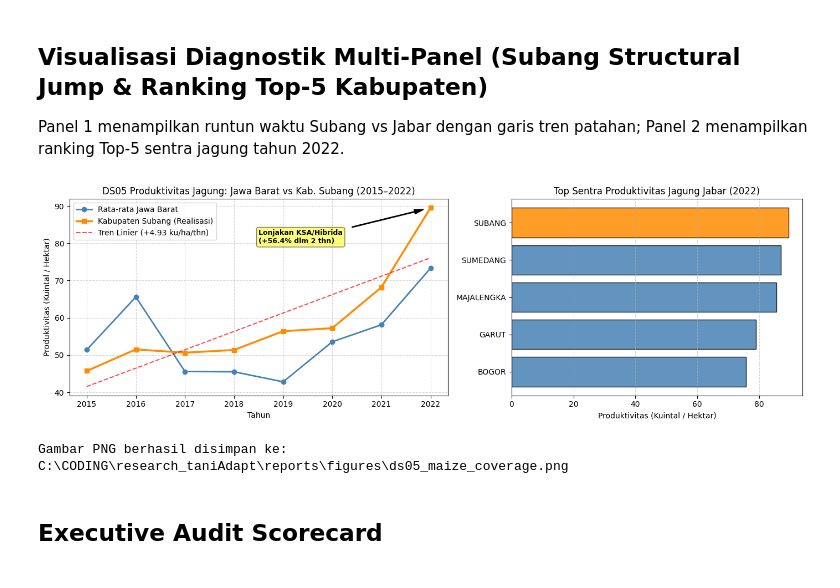
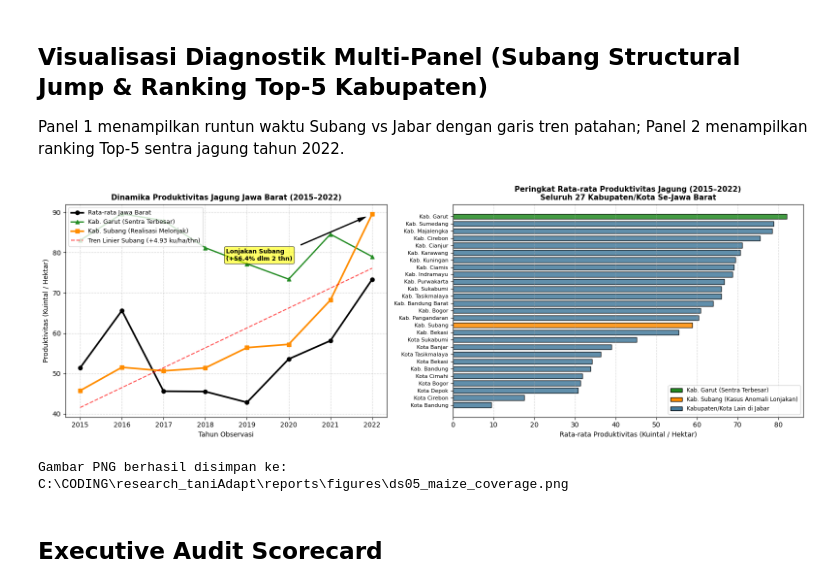
Before and after one commit to fathirrizkifadillah/research_taniadapt, a Jupyter notebook: notebook/05_subang_maize_productivity.ipynb, the cells around one changed output. Cells and saved outputs as stored; diff of their text form; code cells hidden in the pictures.

Commit message:
fix(audit): complete 100% data dictionaries in dataset_exp, fix all 27 kab/kota labels, legends, spatial polygon, and ONI calendar dates in notebooks

```diff
--- a/notebook/05_subang_maize_productivity.ipynb
+++ b/notebook/05_subang_maize_productivity.ipynb
@@ -145,46 +144,54 @@ ANALISIS TREN & DETRENDING JAGUNG SUBANG:
 ## Visualisasi Diagnostik Multi-Panel (Subang Structural Jump & Ranking Top-5 Kabupaten)
 Panel 1 menampilkan runtun waktu Subang vs Jabar dengan garis tren patahan; Panel 2 menampilkan ranking Top-5 sentra jagung tahun 2022.
 # %%
-fig, (ax1, ax2) = plt.subplots(1, 2, figsize=(14, 4.5), gridspec_kw={'width_ratios': [1.3, 1]})
+import matplotlib.patches as mpatches
+fig, (ax1, ax2) = plt.subplots(1, 2, figsize=(16, 5.5), gridspec_kw={'width_ratios': [1.1, 1.2]})
 
-# Panel 1: Runtun Waktu Subang vs Rata-rata Jabar + Garis Tren
+# Panel 1: Runtun Waktu Sentra Utama vs Rata-rata Jawa Barat
 mean_jabar = df_maize.groupby('tahun')['produktivitas_jagung'].mean()
-ax1.plot(mean_jabar.index, mean_jabar.values, marker='o', label='Rata-rata Jawa Barat', color='steelblue', linewidth=2)
-ax1.plot(subang_data['tahun'], subang_data['produktivitas_jagung'], marker='s', label='Kabupaten Subang (Realisasi)', color='darkorange', linewidth=2.5)
-ax1.plot(x_sub, y_pred_sub, linestyle='--', color='red', alpha=0.7, label=f'Tren Linier (+{p_sub[0]:.2f} ku/ha/thn)')
+garut_data = df_maize[df_maize['nama_kabupaten_kota'].str.contains('GARUT')].sort_values('tahun')
+
+ax1.plot(mean_jabar.index, mean_jabar.values, marker='o', label='Rata-rata Jawa Barat', color='black', linewidth=2.5)
+ax1.plot(garut_data['tahun'], garut_data['produktivitas_jagung'], marker='^', label='Kab. Garut (Sentra Terbesar)', color='forestgreen', linewidth=2)
+ax1.plot(subang_data['tahun'], subang_data['produktivitas_jagung'], marker='s', label='Kab. Subang (Realisasi Melonjak)', color='darkorange', linewidth=2.5)
+ax1.plot(x_sub, y_pred_sub, linestyle='--', color='red', alpha=0.7, label=f'Tren Linier Subang (+{p_sub[0]:.2f} ku/ha/thn)')
 
 # Anotasi Structural Break
-ax1.annotate('Lonjakan KSA/Hibrida\n(+56.4% dlm 2 thn)', xy=(2022, 89.49), xytext=(2018.5, 80),
+ax1.annotate('Lonjakan Subang\n(+56.4% dlm 2 thn)', xy=(2022, 89.49), xytext=(2018.5, 78),
              arrowprops=dict(facecolor='black', shrink=0.08, width=1, headwidth=6),
-             fontsize=9, fontweight='bold', bbox=dict(boxstyle="round,pad=0.3", fc="yellow", alpha=0.5))
+             fontsize=9, fontweight='bold', bbox=dict(boxstyle="round,pad=0.3", fc="yellow", alpha=0.6))
 
-ax1.set_title("DS05 Produktivitas Jagung: Jawa Barat vs Kab. Subang (2015–2022)")
-ax1.set_xlabel("Tahun")
-ax1.set_ylabel("Produktivitas (Kuintal / Hektar)")
-ax1.legend(loc='upper left')
+ax1.set_title("Dinamika Produktivitas Jagung Jawa Barat (2015–2022)", fontsize=11, fontweight='bold')
+ax1.set_xlabel("Tahun Observasi", fontsize=10)
+ax1.set_ylabel("Produktivitas (Kuintal / Hektar)", fontsize=10)
+ax1.legend(loc='upper left', fontsize=9)
 ax1.grid(True, linestyle='--', alpha=0.5)
 
-# Panel 2: Ranking Top-5 Kabupaten (Tahun 2022) vs Subang
-df_2022 = df_maize[df_maize['tahun'] == 2022].sort_values('produktivitas_jagung', ascending=False)
-top5 = df_2022.head(5).copy()
-subang_row = df_2022[df_2022['nama_kabupaten_kota'].str.contains('SUBANG', case=False)]
-if not subang_row.empty and subang_row.index[0] not in top5.index:
-    top5 = pd.concat([top5, subang_row])
+# Panel 2: Ranking Produktivitas Jagung Rata-rata 27 Kabupaten/Kota Se-Jawa Barat
+jabar_ranking = df_maize.groupby('nama_kabupaten_kota')['produktivitas_jagung'].mean().sort_values(ascending=True)
+jabar_ranking.index = [n.replace('KABUPATEN ', 'Kab. ').replace('KOTA ', 'Kota ').title() for n in jabar_ranking.index]
 
-top5_sorted = top5.sort_values('produktivitas_jagung', ascending=True)
-bar_colors = ['darkorange' if 'SUBANG' in name.upper() else 'steelblue' for name in top5_sorted['nama_kabupaten_kota']]
-ax2.barh(top5_sorted['nama_kabupaten_kota'].str.replace('KABUPATEN ', ''), top5_sorted['produktivitas_jagung'], color=bar_colors, edgecolor='black', alpha=0.85)
-ax2.set_title("Top Sentra Produktivitas Jagung Jabar (2022)")
-ax2.set_xlabel("Produktivitas (Kuintal / Hektar)")
+bar_colors = ['darkorange' if 'Subang' in name else ('forestgreen' if 'Garut' in name else '#457b9d') for name in jabar_ranking.index]
+bars_j = ax2.barh(range(len(jabar_ranking)), jabar_ranking.values, color=bar_colors, edgecolor='black', alpha=0.85, height=0.7)
+ax2.set_yticks(range(len(jabar_ranking)))
+ax2.set_yticklabels(jabar_ranking.index, fontsize=8)
+ax2.set_title("Peringkat Rata-rata Produktivitas Jagung (2015–2022)\nSeluruh 27 Kabupaten/Kota Se-Jawa Barat", fontsize=11, fontweight='bold')
+ax2.set_xlabel("Rata-rata Produktivitas (Kuintal / Hektar)", fontsize=10)
 ax2.grid(axis='x', linestyle='--', alpha=0.5)
+
+# Legend penjelasan warna
+patch_std = mpatches.Patch(facecolor='#457b9d', edgecolor='black', label='Kabupaten/Kota Lain di Jabar')
+patch_garut = mpatches.Patch(facecolor='forestgreen', edgecolor='black', label='Kab. Garut (Sentra Terbesar)')
+patch_subang = mpatches.Patch(facecolor='darkorange', edgecolor='black', label='Kab. Subang (Kasus Anomali Lonjakan)')
+ax2.legend(handles=[patch_garut, patch_subang, patch_std], loc='lower right', fontsize=8.5)
 
 plt.tight_layout()
 png_out = FIGURES_DIR / "ds05_maize_coverage.png"
 plt.savefig(png_out, dpi=150)
 plt.show()
 print(f"Gambar PNG berhasil disimpan ke: {png_out}")
 # %% [output]
-[figure, old version]
+[figure, new version]
 Gambar PNG berhasil disimpan ke: C:\CODING\research_taniAdapt\reports\figures\ds05_maize_coverage.png
 # %% [markdown]
 ## Executive Audit Scorecard
```
Also changed, not shown: parts of 1 cell of this notebook, 24 other files.
